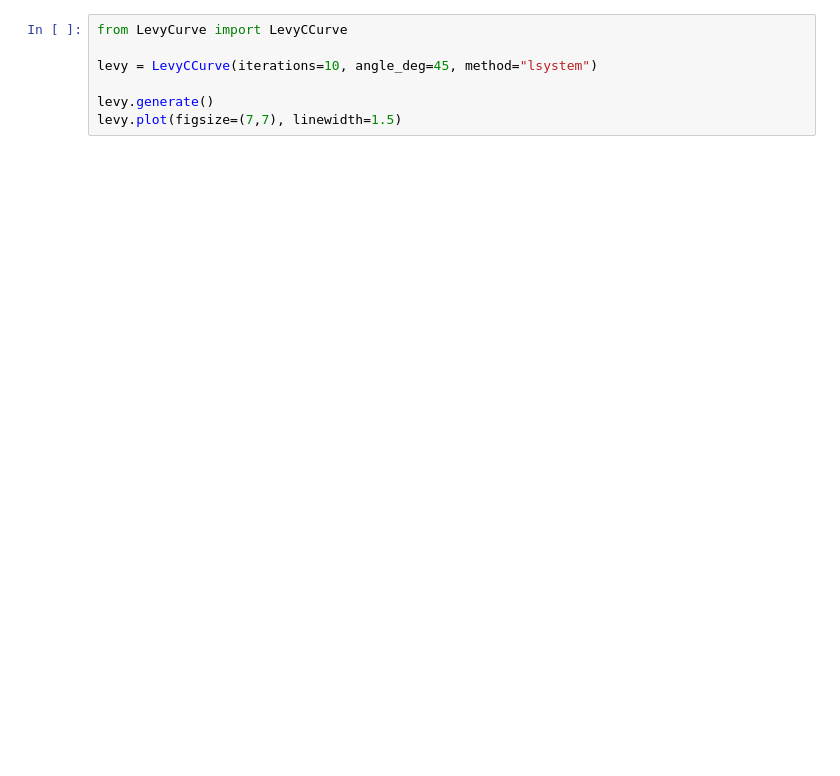
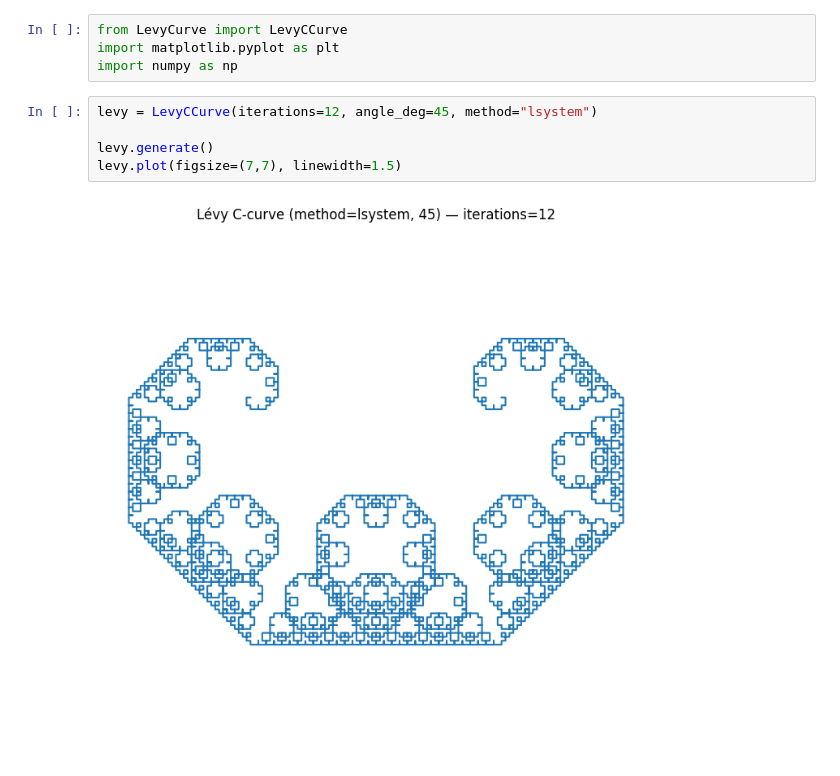
Before and after one commit to Ja-Gk-00/Fractal-Generator-Analysis, a Jupyter notebook: LevyCurveTest.ipynb, the cells around one changed output. Saved outputs shown, nothing was run; the diff lists cells and outputs as text; blank space fills up the shorter version.

```diff
--- a/LevyCurveTest.ipynb
+++ b/LevyCurveTest.ipynb
@@ -1,7 +1,11 @@
+# %%
+from LevyCurve import LevyCCurve
+import matplotlib.pyplot as plt
+import numpy as np
 # %%
-from LevyCurve import LevyCCurve
-
-levy = LevyCCurve(iterations=10, angle_deg=45, method="lsystem")
+levy = LevyCCurve(iterations=12, angle_deg=45, method="lsystem")
 
 levy.generate()
 levy.plot(figsize=(7,7), linewidth=1.5)
+# %% [output]
+[figure, added]
```
Also changed, not shown: parts of 7 cells of this notebook, 1 other file.
